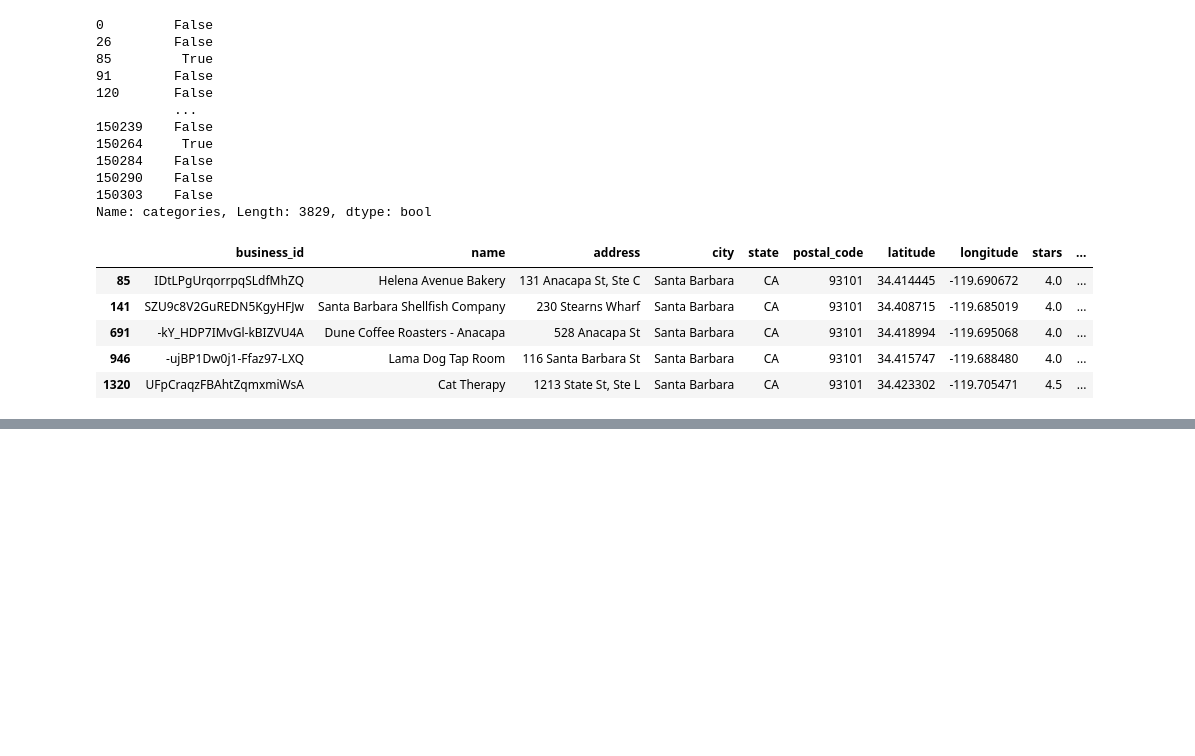
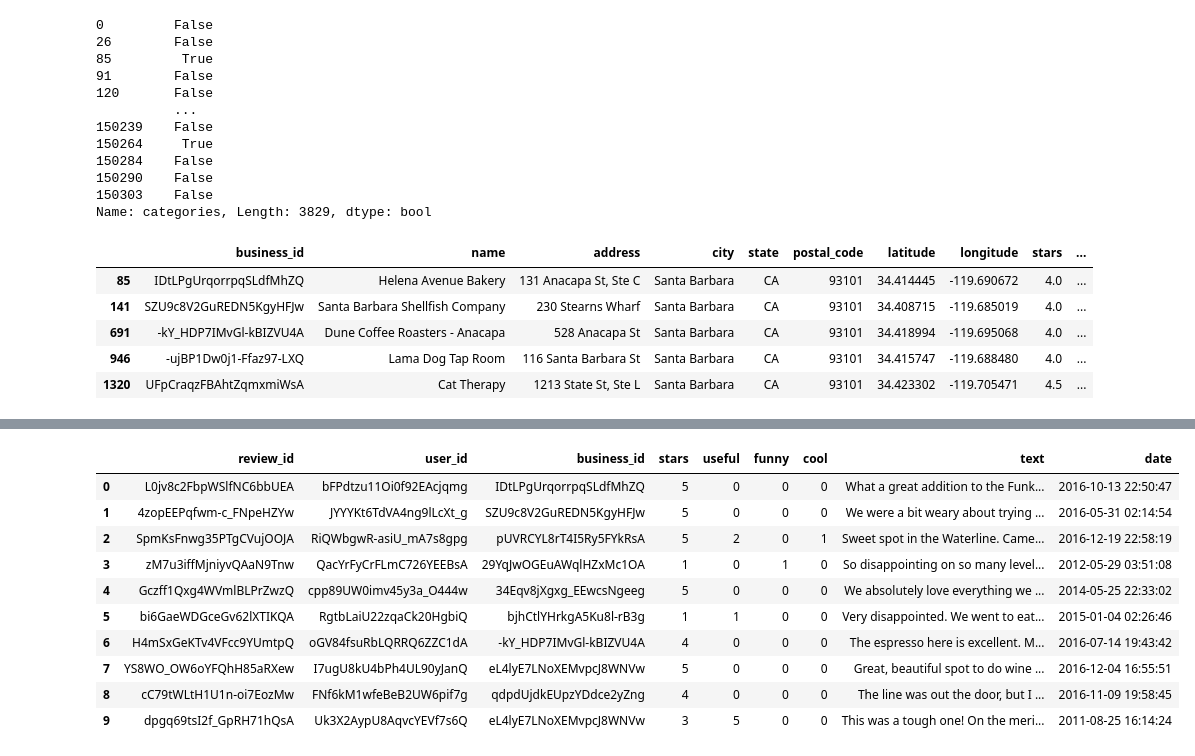
Before and after one commit to jaimesesme/coffee-project, a Jupyter notebook: data/raw/business_data_Santa_Barabara.ipynb, the cells around one changed output, grey strips where cells are left out. Saved outputs shown, nothing was run; the diff lists cells and outputs as text; code cells hidden in the pictures; blank space fills up the shorter version.

Commit message:
Create a combined dataset with reviews

```diff
--- a/data/raw/business_data_Santa_Barabara.ipynb
+++ b/data/raw/business_data_Santa_Barabara.ipynb
@@ -80,0 +78,20 @@ df_business[df_business["business_id"] == "UFpCraqzFBAhtZqmxmiWsA"].T
+# %%
+attribute_keys = (
+    pd.read_csv("attributes.csv")["attribute"]
+    .dropna()
+    .drop_duplicates()
+    .tolist()
+)
+
+# Handle missing dictionaries without changing the original column.
+safe_attributes = df_business["attributes"].apply(
+    lambda value: value if isinstance(value, dict) else {}
+)
+
+attributes_df = pd.DataFrame(
+    safe_attributes.tolist(),
+    index=df_business.index,
+).reindex(columns=attribute_keys)
+
+for key in attribute_keys:
+    df_business[f"attribute_{key}"] = attributes_df[key]
@@ -85,0 +180,37 @@ df_reviews = kagglehub.dataset_load(
+# %%
+business_ids = set(df_business["business_id"])
+
+# Download the source file or reuse its cached copy.
+reviews_path = kagglehub.dataset_download(
+    "yelp-dataset/yelp-dataset",
+    path="yelp_academic_dataset_review.json",
+)
+
+matching_chunks = []
+
+# Read 10,000 reviews at a time.
+with pd.read_json(
+    reviews_path,
+    lines=True,
+    chunksize=10_000,
+) as reader:
+    for chunk in reader:
+        selected = chunk.loc[
+            chunk["business_id"].isin(business_ids)
+        ]
+
+        if not selected.empty:
+            matching_chunks.append(selected.copy())
+
+# Combine only the matching reviews.
+df_reviews = (
+    pd.concat(matching_chunks, ignore_index=True)
+    if matching_chunks
+    else pd.DataFrame()
+)
+
+del matching_chunks
+
+print(f"Loaded {len(df_reviews):,} matching reviews.")
+df_reviews.head(10)
+# %% [output]
@@ -86,3 +219,14 @@ df_reviews = kagglehub.dataset_load(
+|  | review_id | user_id | business_id | stars | useful | funny | cool | text | date |
+| 0 | L0jv8c2FbpWSlfNC6bbUEA | bFPdtzu11Oi0f92EAcjqmg | IDtLPgUrqorrpqSLdfMhZQ | 5 | 0 | 0 | 0 | What a great addition to the Funk... | 2016-10-13 22:50:47 |
+| 1 | 4zopEEPqfwm-c_FNpeHZYw | JYYYKt6TdVA4ng9lLcXt_g | SZU9c8V2GuREDN5KgyHFJw | 5 | 0 | 0 | 0 | We were a bit weary about trying ... | 2016-05-31 02:14:54 |
+| 2 | SpmKsFnwg35PTgCVujOOJA | RiQWbgwR-asiU_mA7s8gpg | pUVRCYL8rT4I5Ry5FYkRsA | 5 | 2 | 0 | 1 | Sweet spot in the Waterline. Came... | 2016-12-19 22:58:19 |
+| 3 | zM7u3iffMjniyvQAaN9Tnw | QacYrFyCrFLmC726YEEBsA | 29YqJwOGEuAWqlHZxMc1OA | 1 | 0 | 1 | 0 | So disappointing on so many level... | 2012-05-29 03:51:08 |
+| 4 | Gczff1Qxg4WVmlBLPrZwzQ | cpp89UW0imv45y3a_O444w | 34Eqv8jXgxg_EEwcsNgeeg | 5 | 0 | 0 | 0 | We absolutely love everything we ... | 2014-05-25 22:33:02 |
+| 5 | bi6GaeWDGceGv62lXTIKQA | RgtbLaiU22zqaCk20HgbiQ | bjhCtlYHrkgA5Ku8l-rB3g | 1 | 1 | 0 | 0 | Very disappointed. We went to eat... | 2015-01-04 02:26:46 |
+| 6 | H4mSxGeKTv4VFcc9YUmtpQ | oGV84fsuRbLQRRQ6ZZC1dA | -kY_HDP7IMvGl-kBIZVU4A | 4 | 0 | 0 | 0 | The espresso here is excellent. M... | 2016-07-14 19:43:42 |
+| 7 | YS8WO_OW6oYFQhH85aRXew | I7ugU8kU4bPh4UL90yJanQ | eL4lyE7LNoXEMvpcJ8WNVw | 5 | 0 | 0 | 0 | Great, beautiful spot to do wine ... | 2016-12-04 16:55:51 |
+| 8 | cC79tWLtH1U1n-oi7EozMw | FNf6kM1wfeBeB2UW6pif7g | qdpdUjdkEUpzYDdce2yZng | 4 | 0 | 0 | 0 | The line was out the door, but I ... | 2016-11-09 19:58:45 |
+| 9 | dpgq69tsI2f_GpRH71hQsA | Uk3X2AypU8AqvcYEVf7s6Q | eL4lyE7LNoXEMvpcJ8WNVw | 3 | 5 | 0 | 0 | This was a tough one! On the meri... | 2011-08-25 16:14:24 |
 # %%
 df_reviews.shape
 # %% [output]
```
Also changed, not shown: parts of 9 cells of this notebook.
